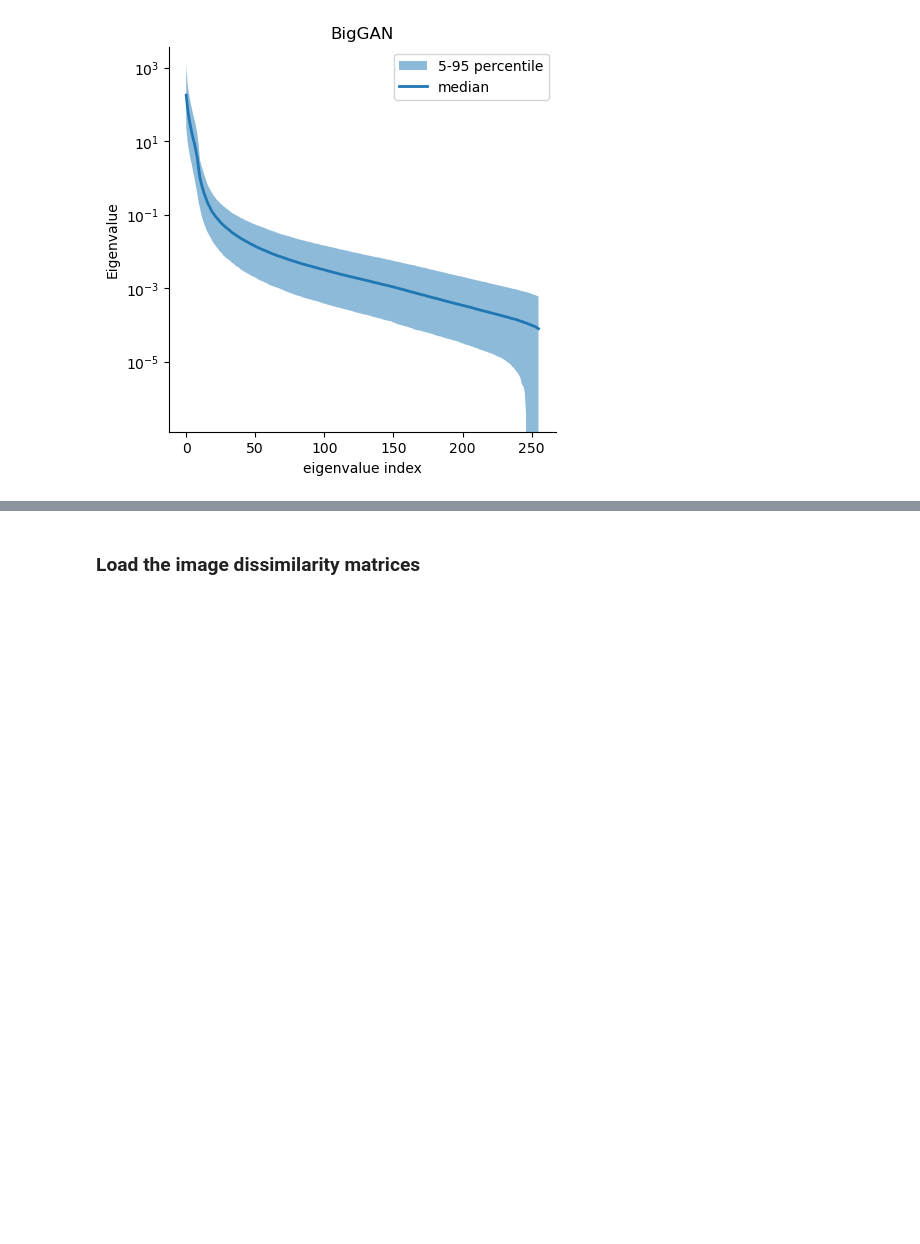
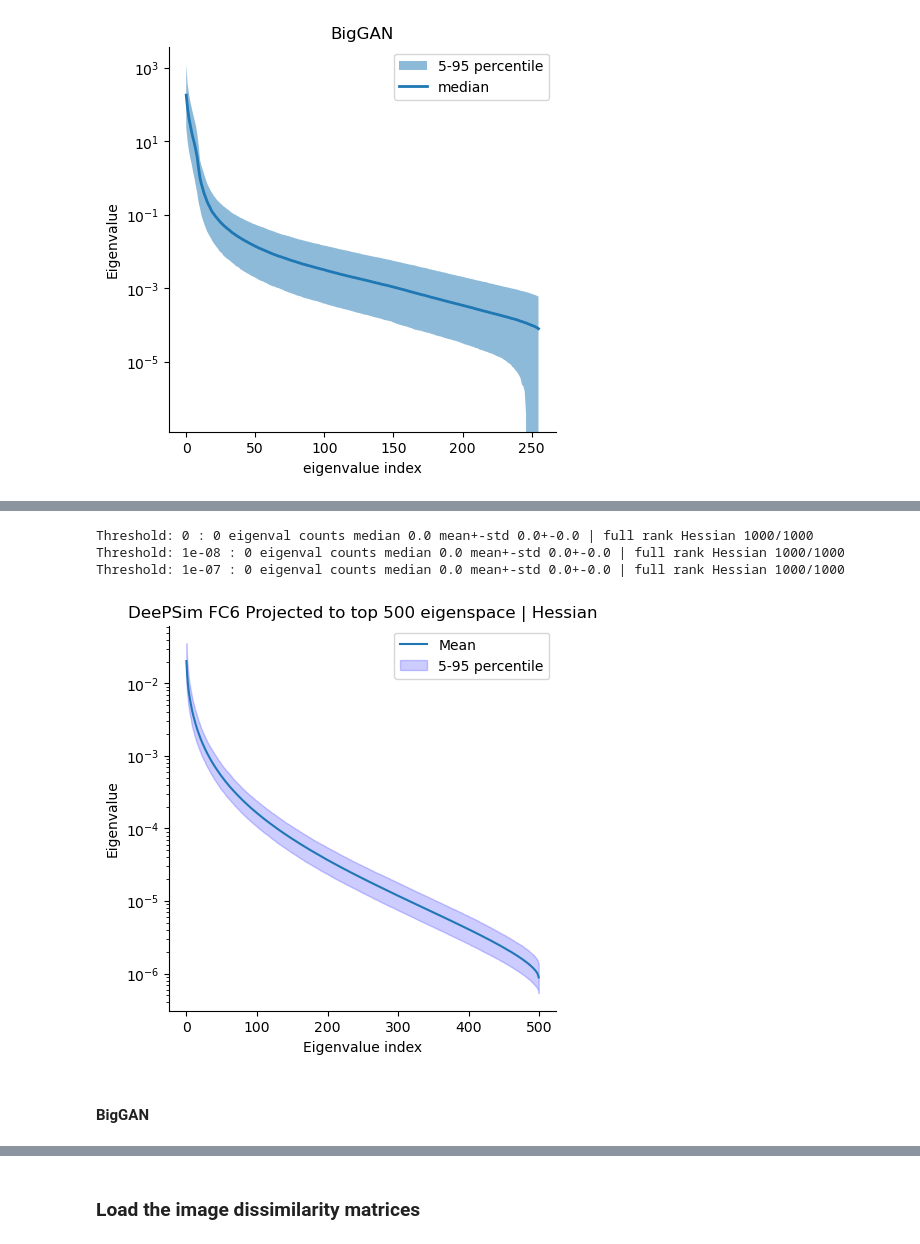
Before and after one commit to Animadversio/Neuro-ActMax-GAN-comparison, a Jupyter notebook: notebooks/BigGAN_DeePSim_Hessian_recompute_synopsis.ipynb, the cells around one changed output, grey strips where cells are left out. Cells and saved outputs as stored; diff of their text form; code cells hidden in the pictures; blank space fills up the shorter version.

```diff
--- a/notebooks/BigGAN_DeePSim_Hessian_recompute_synopsis.ipynb
+++ b/notebooks/BigGAN_DeePSim_Hessian_recompute_synopsis.ipynb
@@ -143,0 +224,30 @@ plt.show()
+# %%
+for thresh in [0, 1E-8, 1E-7, ]:
+    zero_eigval_count = (projected_eigval_arr_th < thresh).sum(dim=1).numpy()
+    print(f"Threshold: {thresh} : 0 eigenval counts median {np.median(zero_eigval_count):.1f} mean+-std {np.mean(zero_eigval_count):.1f}+-{np.std(zero_eigval_count):.1f} | full rank Hessian {np.sum(zero_eigval_count == 0)}/{zero_eigval_count.shape[0]}")
+# %% [output]
+Threshold: 0 : 0 eigenval counts median 0.0 mean+-std 0.0+-0.0 | full rank Hessian 1000/1000
+Threshold: 1e-08 : 0 eigenval counts median 0.0 mean+-std 0.0+-0.0 | full rank Hessian 1000/1000
+Threshold: 1e-07 : 0 eigenval counts median 0.0 mean+-std 0.0+-0.0 | full rank Hessian 1000/1000
+# %%
+projected_eigval_arr_th = th.from_numpy(np.load(join(FC6_dir, "projected_hessian_collection_eigen.npz"))["eigval_collection"])
+# %%
+projected_eigval_arr_reversed = projected_eigval_arr_th.flip(dims=[1]).cpu()
+mean_eigval = projected_eigval_arr_reversed.mean(dim=0)
+percentile_5 = th.quantile(projected_eigval_arr_reversed, 0.05, dim=0)
+percentile_95 = th.quantile(projected_eigval_arr_reversed, 0.95, dim=0)
+
+plt.figure(figsize=(5, 5))
+plt.plot(mean_eigval, label='Mean')
+plt.fill_between(range(len(mean_eigval)), percentile_5, percentile_95, color='b', alpha=0.2, label='5-95 percentile')
+plt.yscale("log")
+plt.xlabel("Eigenvalue index")
+plt.ylabel("Eigenvalue")
+plt.title("DeePSim FC6 Projected to top 500 eigenspace | Hessian")
+plt.legend()
+saveallforms(figdir, "DeePSim_FC6_projected_eigval_5-95_median", plt.gcf(), )
+plt.show()
+# %% [output]
+[figure, added]
+# %% [markdown]
+#### BigGAN
```
Also changed, not shown: parts of 27 cells of this notebook, 2 other files.
